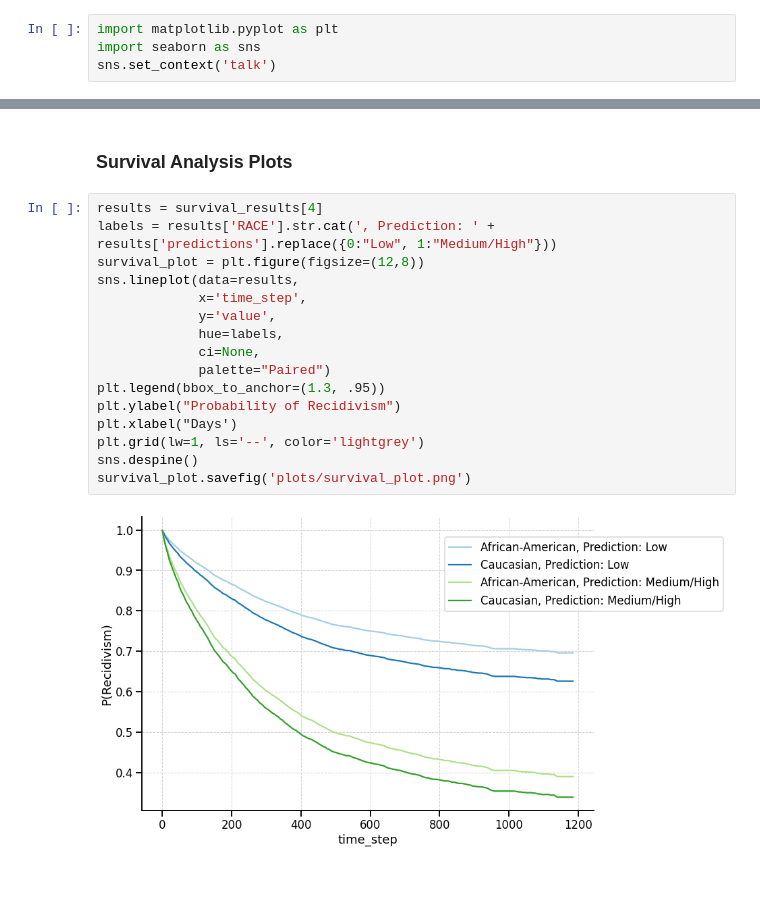
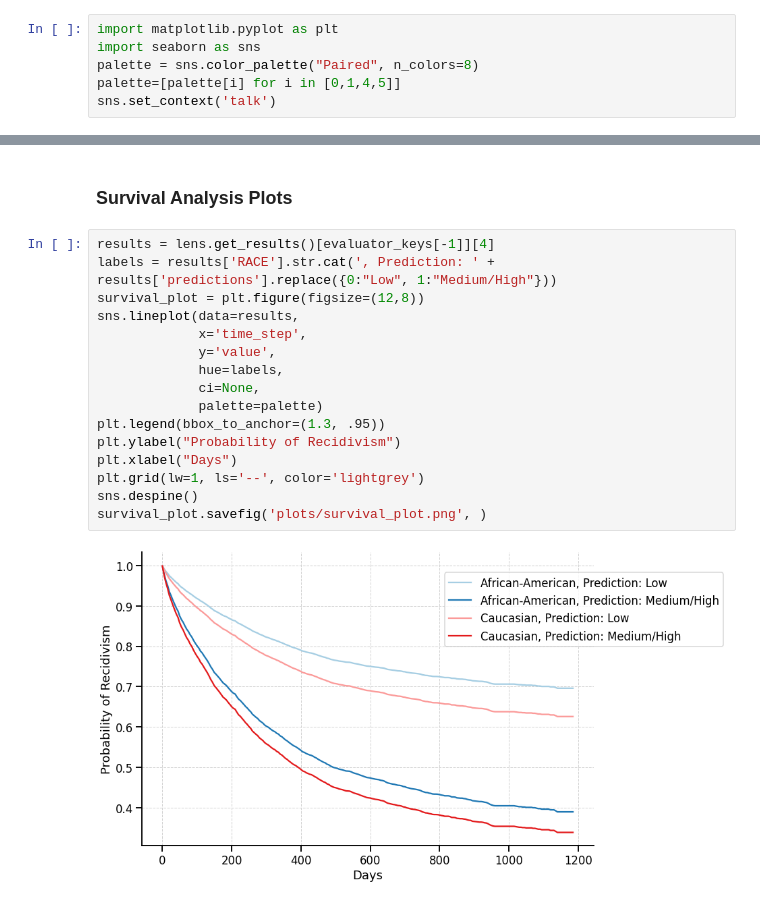
Before and after one commit to IanAtCredo/2022_Stanford_AI_Audit, a Jupyter notebook: lens_analysis.ipynb, the cells around one changed output, grey strips where cells are left out. Saved outputs shown, nothing was run; the diff lists cells and outputs as text.

Commit message:
added plots

```diff
--- a/lens_analysis.ipynb
+++ b/lens_analysis.ipynb
@@ -101,6 +100,8 @@ False
 # %%
 import matplotlib.pyplot as plt
 import seaborn as sns
+palette = sns.color_palette("Paired", n_colors=8)
+palette=[palette[i] for i in [0,1,4,5]]
 sns.set_context('talk')
 # %%
 evaluator_keys = list(lens.get_results().keys())
@@ -124,20 +125,20 @@ lens.get_results()[evaluator_keys[1]][0]
 # %% [markdown]
 ### Survival Analysis Plots
 # %%
-results = survival_results[4]
+results = lens.get_results()[evaluator_keys[-1]][4]
 labels = results['RACE'].str.cat(', Prediction: ' + results['predictions'].replace({0:"Low", 1:"Medium/High"}))
 survival_plot = plt.figure(figsize=(12,8))
 sns.lineplot(data=results,
              x='time_step',
              y='value',
              hue=labels,
              ci=None,
-             palette="Paired")
+             palette=palette)
 plt.legend(bbox_to_anchor=(1.3, .95))
 plt.ylabel("Probability of Recidivism")
-plt.xlabel("Days')
+plt.xlabel("Days")
 plt.grid(lw=1, ls='--', color='lightgrey')
 sns.despine()
-survival_plot.savefig('plots/survival_plot.png')
+survival_plot.savefig('plots/survival_plot.png', )
 # %% [output]
-[figure, old version]
+[figure, new version]
```
Also changed, not shown: parts of 5 cells of this notebook, 2 other files.
